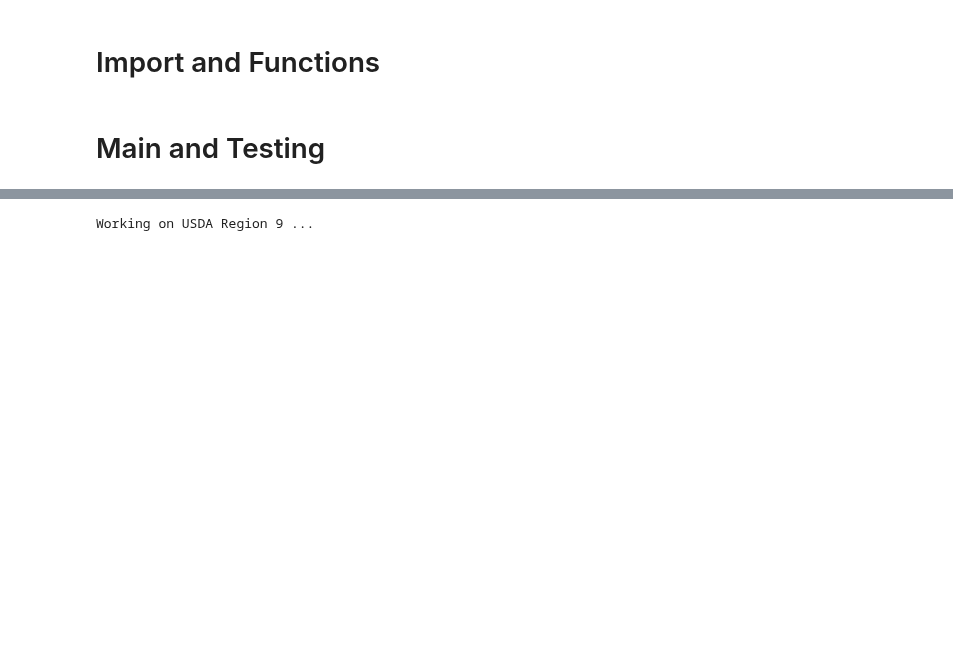
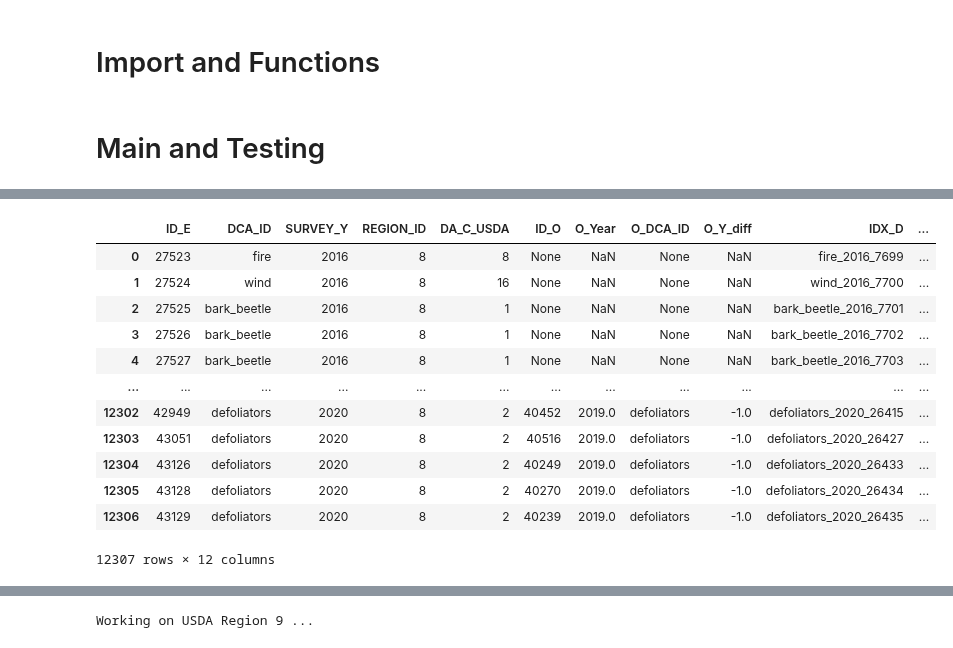
Before and after one commit to Franziska279/ForExD-WP1-P1, a Jupyter notebook: src/01_ids_usda_prep.ipynb, the cells around one changed output, grey strips where cells are left out. Drawn from its saved outputs; the diff is of its cells as text; code cells hidden in the pictures; blank space fills up the shorter version.

```diff
--- a/src/01_ids_usda_prep.ipynb
+++ b/src/01_ids_usda_prep.ipynb
@@ -603,5 +646,20 @@ print(f"Results successfully saved to: {file_output_path}")
 # %%
-region_01 = gpd.read_file('/net/projects/forexd/WP1/02_ImprovedLabels/Scripts/ForExD-WP1-P1/results//region01_dca_filtered_ids_usda_polygons.shp')
+region_01 = gpd.read_file('/net/projects/forexd/WP1/02_ImprovedLabels/Scripts/ForExD-WP1-P1/results//region_08_dca_filtered_ids_usda_polygons_EPSG_27705.shp')
+region_01
+# %% [output]
+|  | ID_E | DCA_ID | SURVEY_Y | REGION_ID | DA_C_USDA | ID_O | O_Year | O_DCA_ID | O_Y_diff | IDX_D | ... |
+| 0 | 27523 | fire | 2016 | 8 | 8 | None | NaN | None | NaN | fire_2016_7699 | ... |
+| 1 | 27524 | wind | 2016 | 8 | 16 | None | NaN | None | NaN | wind_2016_7700 | ... |
+| 2 | 27525 | bark_beetle | 2016 | 8 | 1 | None | NaN | None | NaN | bark_beetle_2016_7701 | ... |
+| 3 | 27526 | bark_beetle | 2016 | 8 | 1 | None | NaN | None | NaN | bark_beetle_2016_7702 | ... |
+| 4 | 27527 | bark_beetle | 2016 | 8 | 1 | None | NaN | None | NaN | bark_beetle_2016_7703 | ... |
+| ... | ... | ... | ... | ... | ... | ... | ... | ... | ... | ... | ... |
+| 12302 | 42949 | defoliators | 2020 | 8 | 2 | 40452 | 2019.0 | defoliators | -1.0 | defoliators_2020_26415 | ... |
+| 12303 | 43051 | defoliators | 2020 | 8 | 2 | 40516 | 2019.0 | defoliators | -1.0 | defoliators_2020_26427 | ... |
+| 12304 | 43126 | defoliators | 2020 | 8 | 2 | 40249 | 2019.0 | defoliators | -1.0 | defoliators_2020_26433 | ... |
+| 12305 | 43128 | defoliators | 2020 | 8 | 2 | 40270 | 2019.0 | defoliators | -1.0 | defoliators_2020_26434 | ... |
+| 12306 | 43129 | defoliators | 2020 | 8 | 2 | 40239 | 2019.0 | defoliators | -1.0 | defoliators_2020_26435 | ... |
+12307 rows × 12 columns
 # %%
 plot_regions_disturbances(
     region_01,
```
Also changed, not shown: parts of 4 cells of this notebook, 4 other files.
